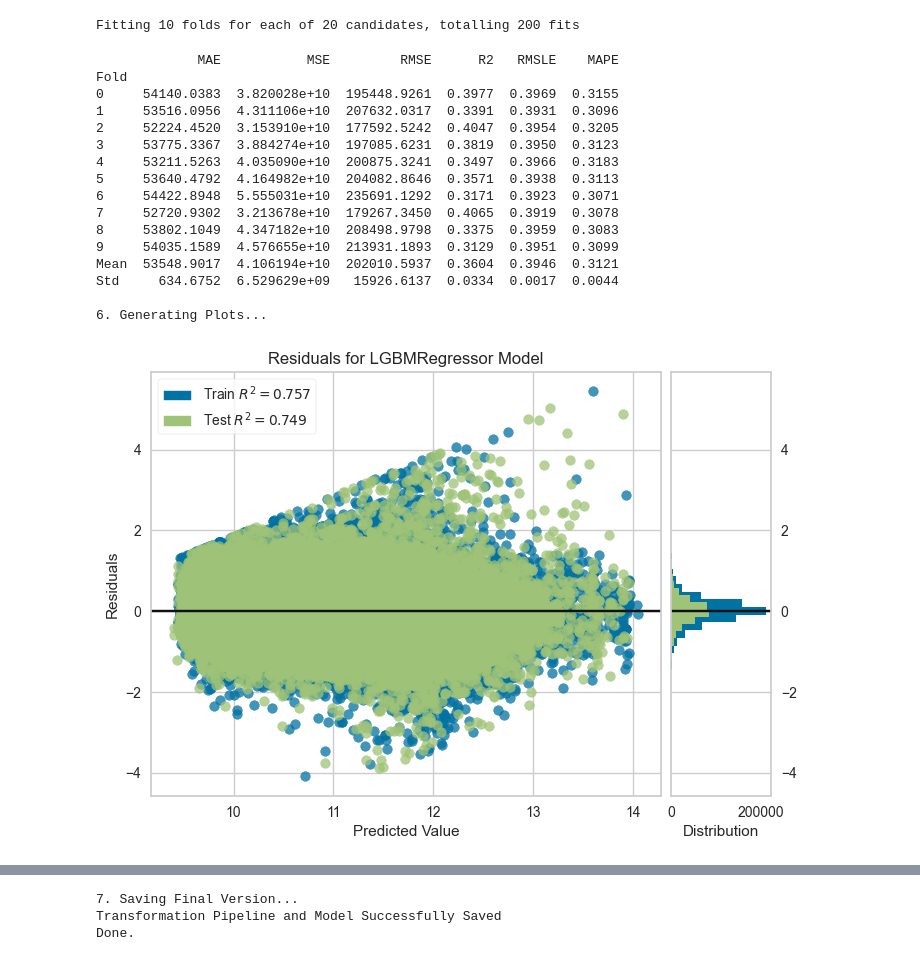
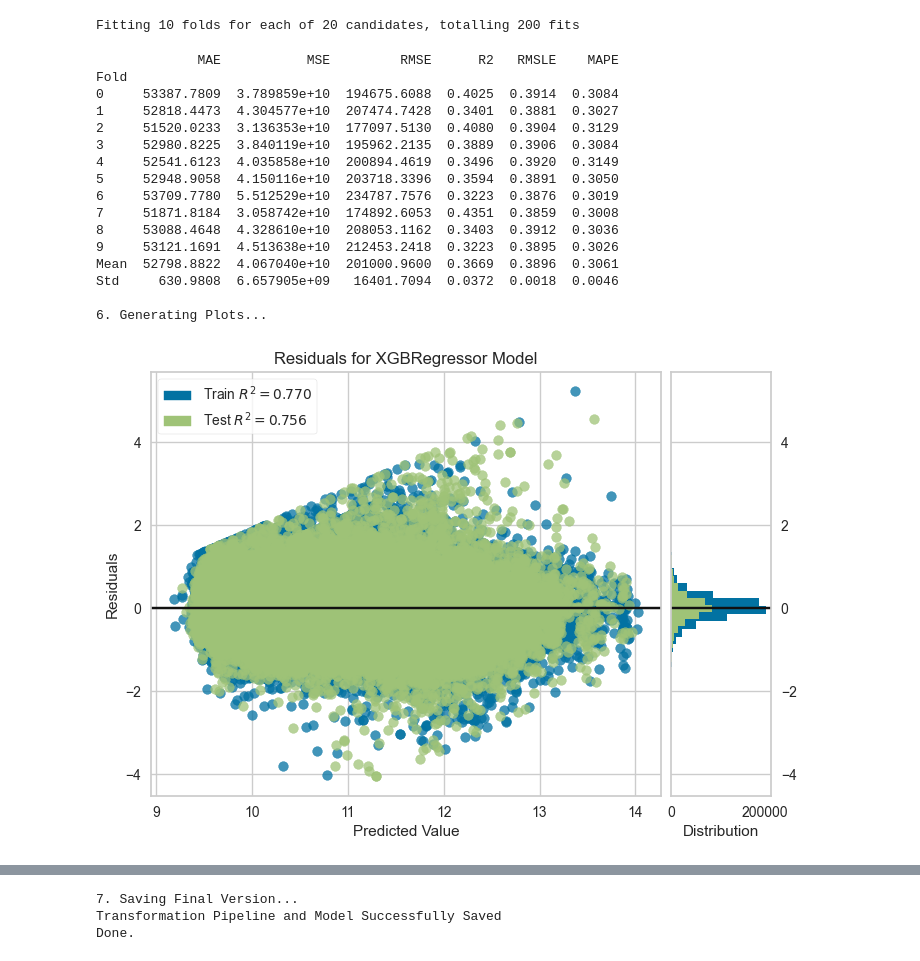
Before and after one commit to Jfgm299/Machine_Learning_AWS, a Jupyter notebook: housing_prices_notebooks/models/07_tuned_model.ipynb, the cells around one changed output, grey strips where cells are left out. Saved outputs shown, nothing was run; the diff lists cells and outputs as text; code cells hidden in the pictures.

Commit message:
change in model algorithm

```diff
--- a/housing_prices_notebooks/models/07_tuned_model.ipynb
+++ b/housing_prices_notebooks/models/07_tuned_model.ipynb
@@ -53,37 +53,37 @@ s = setup(
 # =============================================================================
 # STEP 2: CREATE FRESH MODEL (Don't load the old broken one)
 # =============================================================================
-print("\n3. Creating a FRESH LightGBM Model...")
+print("\n3. Creating a FRESH XGBoost Model...")
 # We create a new model because the old one was trained on raw prices.
 # This new one will be trained on Log-Transformed prices.
-lgbm = create_model('lightgbm')
+xgboost = create_model('xgboost')
 
 # =============================================================================
 # STEP 3: TUNE
 # =============================================================================
 print("\n4. Tuning the Model...")
 # Optimize for R2 or RMSE. Since we are using log-transform, RMSE is effectively RMSLE.
-tuned_lgbm = tune_model(lgbm, optimize='R2', n_iter=20)
+tuned_xgb = tune_model(xgboost, optimize='R2', n_iter=20)
 
 # =============================================================================
 # STEP 4: VISUALIZE
 # =============================================================================
 print("\n6. Generating Plots...")
 # The residuals should now look like a random cloud, not a straight line downwards
-plot_model(tuned_lgbm, plot='residuals')
-plot_model(tuned_lgbm, plot='error') # Added Error Plot to see prediction spread
+plot_model(tuned_xgb, plot='residuals')
+plot_model(tuned_xgb, plot='error') # Added Error Plot to see prediction spread
 
 # =============================================================================
 # STEP 5: SAVE FINAL VERSION
 # =============================================================================
 print("\n7. Saving Final Version...")
-final_pipeline = finalize_model(tuned_lgbm)
+final_pipeline = finalize_model(tuned_xgb)
 
 save_dir = '../../data/trained_models/housing/'
 os.makedirs(save_dir, exist_ok=True)
 
 # Save as v3 to distinguish from the broken v2
-save_model(final_pipeline, os.path.join(save_dir, 'housing_pipeline_v3_log_transformed'))
+save_model(final_pipeline, os.path.join(save_dir, 'housing_pipeline_v4_xgboost'))
 print("Done.")
 # %% [output]
 1. Loading and Preparing Data...
@@ -120,20 +120,20 @@ Std     643.3085  6.721050e+09   16226.7600  0.0344  0.0018  0.0046
 
 4. Tuning the Model...
 Fitting 10 folds for each of 20 candidates, totalling 200 fits
              MAE           MSE         RMSE      R2   RMSLE    MAPE
 Fold
-0     54140.0383  3.820028e+10  195448.9261  0.3977  0.3969  0.3155
-1     53516.0956  4.311106e+10  207632.0317  0.3391  0.3931  0.3096
-2     52224.4520  3.153910e+10  177592.5242  0.4047  0.3954  0.3205
-3     53775.3367  3.884274e+10  197085.6231  0.3819  0.3950  0.3123
-4     53211.5263  4.035090e+10  200875.3241  0.3497  0.3966  0.3183
-5     53640.4792  4.164982e+10  204082.8646  0.3571  0.3938  0.3113
-6     54422.8948  5.555031e+10  235691.1292  0.3171  0.3923  0.3071
-7     52720.9302  3.213678e+10  179267.3450  0.4065  0.3919  0.3078
-8     53802.1049  4.347182e+10  208498.9798  0.3375  0.3959  0.3083
-9     54035.1589  4.576655e+10  213931.1893  0.3129  0.3951  0.3099
-Mean  53548.9017  4.106194e+10  202010.5937  0.3604  0.3946  0.3121
-Std     634.6752  6.529629e+09   15926.6137  0.0334  0.0017  0.0044
+0     53387.7809  3.789859e+10  194675.6088  0.4025  0.3914  0.3084
+1     52818.4473  4.304577e+10  207474.7428  0.3401  0.3881  0.3027
+2     51520.0233  3.136353e+10  177097.5130  0.4080  0.3904  0.3129
+3     52980.8225  3.840119e+10  195962.2135  0.3889  0.3906  0.3084
+4     52541.6123  4.035858e+10  200894.4619  0.3496  0.3920  0.3149
+5     52948.9058  4.150116e+10  203718.3396  0.3594  0.3891  0.3050
+6     53709.7780  5.512529e+10  234787.7576  0.3223  0.3876  0.3019
+7     51871.8184  3.058742e+10  174892.6053  0.4351  0.3859  0.3008
+8     53088.4648  4.328610e+10  208053.1162  0.3403  0.3912  0.3036
+9     53121.1691  4.513638e+10  212453.2418  0.3223  0.3895  0.3026
+Mean  52798.8822  4.067040e+10  201000.9600  0.3669  0.3896  0.3061
+Std     630.9808  6.657905e+09   16401.7094  0.0372  0.0018  0.0046
 
 6. Generating Plots...
-[figure, old version]
+[figure, new version]
```
Also changed, not shown: parts of 2 cells of this notebook, 4 other files.
